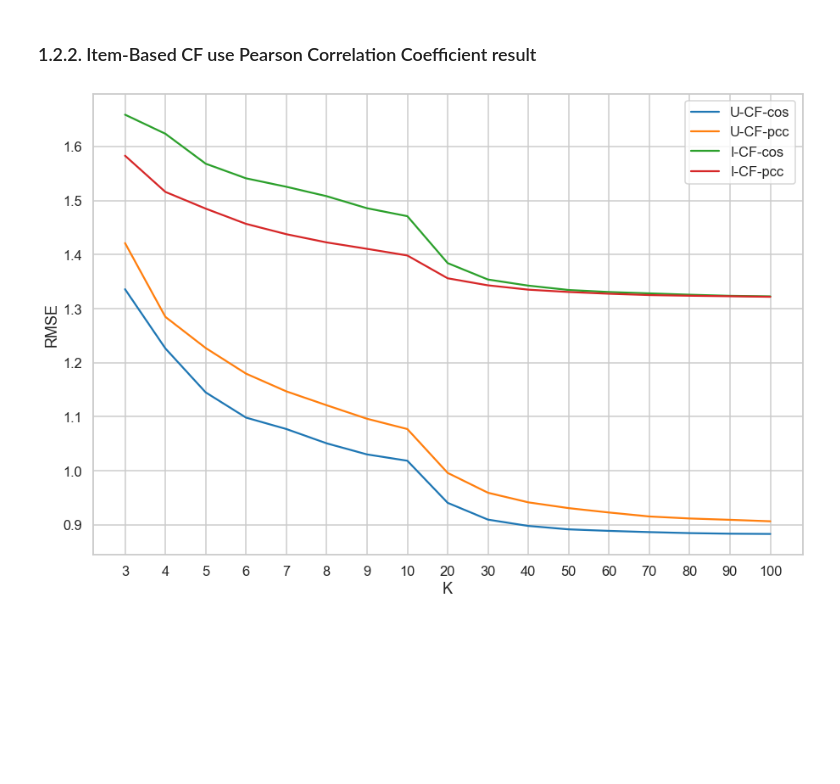
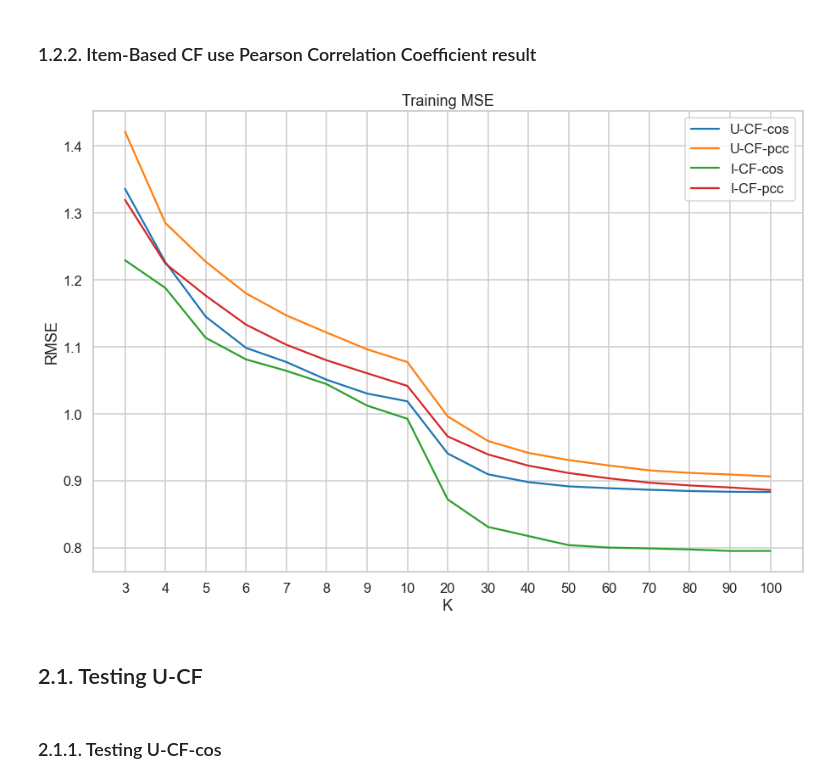
Before and after one commit to Baron1014/recommender_system, a Jupyter notebook: latent_factor.ipynb, the cells around one changed output. Cells and saved outputs as stored; diff of their text form; code cells hidden in the pictures; blank space fills up the shorter version.

```diff
--- a/latent_factor.ipynb
+++ b/latent_factor.ipynb
@@ -122,13 +122,24 @@ def predict(S, R):
     return np.dot(S,R)/ s
 
 # Vistualize Result
-def plot_result(df):
+def plot_result(df, title):
     sns.set_style('whitegrid')
     sns.set_context('talk')
     plt.figure(figsize=(15,10))
+    plt.title(title)
     for c in df.columns:
         if c != "K":
             g = sns.lineplot(data=df, x="K", y=c, label=c)
+    g.set(ylabel = "RMSE")
+
+# Vistualize Testing & Training Result
+def plot_training_testing(df, ax, title):
+    sns.set_style('whitegrid')
+    sns.set_context('talk')
+    ax.set_title(title)
+    for c in df.columns:
+        if c != "K":
+            g = sns.lineplot(ax=ax, data=df, x="K", y=c, label=c)
     g.set(ylabel = "RMSE")
 
 # item bias
@@ -322,14 +315,11 @@ for k in K:
         # 利用相似的電影對電影的每一位使用者做評分預測
         for u in range(len(user)):
             # R: 相似電影對調整後使用者 u 的評分
-            try:
-                R = [movie_adjust[:,u][j] - movie_bias[i, j] for j in top_sim_index]
-            except:
-                print(f"i={i}, j={j}, u={u}")
+            R = [movie_matrix[:,u][j] - movie_bias[i, j] for j in top_sim_index]
             # 預測使用者u對於第m部電影的評分
             Riu = predict(Siv, R) + movie_bias[i, u]
             predict_matrix[i, u] = Riu
-    icf_cos.append(mse(movie_adjust, predict_matrix, squared = False))
+    icf_cos.append(mse(movie_matrix, predict_matrix, squared = False))
 # %% [markdown]
 ### 1.2.2.  Item‐Based CF use Pearson Correlation Coefficient result
 # %%
@@ -350,18 +340,20 @@ for k in K:
         for u in range(len(user)):
             # R: 相似電影對調整後使用者 u 的評分
             try:
-                R = [movie_adjust[:,u][j] - movie_bias[i, j] for j in top_sim_index]
+                R = [movie_matrix[:,u][j] - movie_bias[i, j] for j in top_sim_index]
             except:
                 print(f"i={i}, j={j}, u={u}")
             # 預測使用者u對於第m部電影的評分
             Riu = predict(Siv, R) + movie_bias[i, u]
             predict_matrix[i, u] = Riu
-    icf_pcc.append(mse(movie_adjust, predict_matrix, squared = False))
+    icf_pcc.append(mse(movie_matrix, predict_matrix, squared = False))
 # %%
 # numpy to pandas
 df["I-CF-cos"] = icf_cos
 df["I-CF-pcc"] = icf_pcc
 # Visualize
-plot_result(df)
+plot_result(df, "Training MSE")
 # %% [output]
-[figure, old version]
+[figure, new version]
+# %% [markdown]
+## 2.1. Testing U-CF
@@ -367,0 +391,2 @@ plot_result(df)
+# %% [markdown]
+### 2.1.1. Testing U-CF-cos
```
Also changed, not shown: parts of 16 cells of this notebook.
